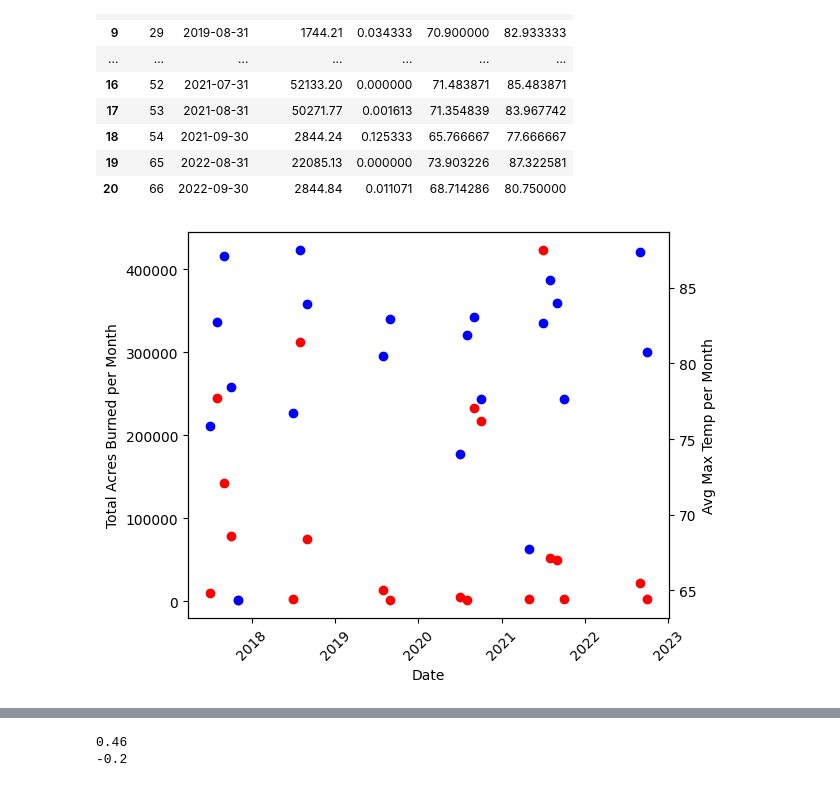
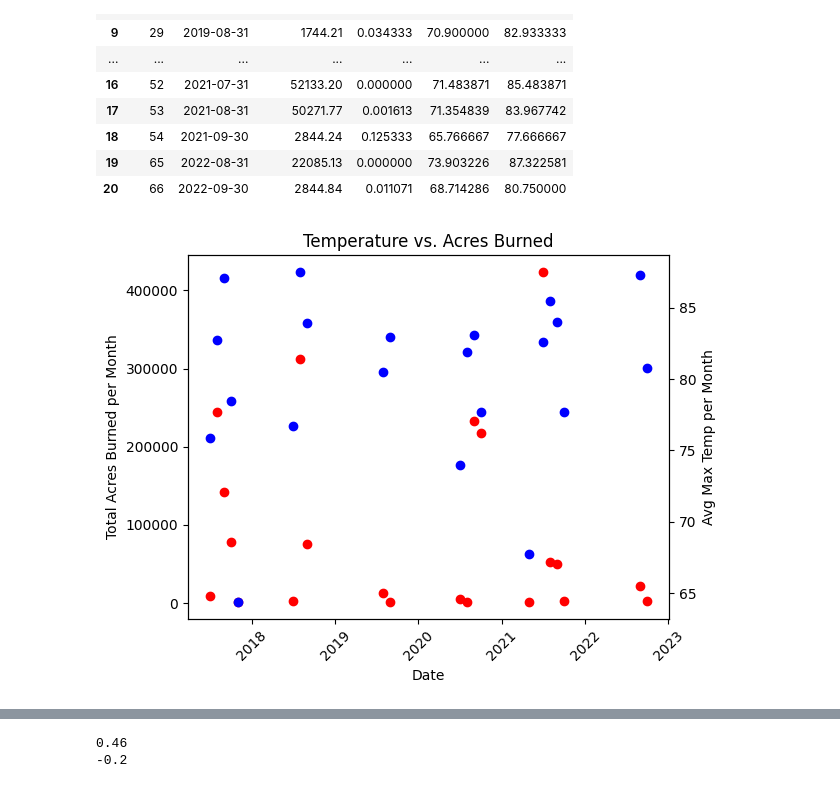
Before and after one commit to ctetreault13/Project-1-Oregon-Fire-and-wheel, a Jupyter notebook: Project_1_Oregon_Fires.ipynb, the cells around one changed output, grey strips where cells are left out. Drawn from its saved outputs; the diff is of its cells as text; code cells hidden in the pictures.

```diff
--- a/Project_1_Oregon_Fires.ipynb
+++ b/Project_1_Oregon_Fires.ipynb
@@ -273,28 +273,30 @@ large_fires
 # %%
 #plt.scatter(weather_fire_grouped["DATE"], weather_fire_grouped["TAVG"])
 #plt.scatter(weather_fire_grouped["DATE"], weather_fire_grouped["EstTotalAcres"])
 #plt.xticks(rotation=45)
 
 fig, ax = plt.subplots()
 ax2 = ax.twinx()
 
 ax.scatter(large_fires["DATE"], large_fires["EstTotalAcres"], color = "r")
 ax2.scatter(large_fires["DATE"], large_fires["TMAX"], color = "b") #https://www.geeksforgeeks.org/how-to-add-a-y-axis-label-to-the-secondary-y-axis-in-matplotlib/, secondary axis
 
 #ax.set_xticklabels(ax.get_xticks(), rotation=45) # https://www.geeksforgeeks.org/how-to-rotate-x-axis-tick-label-text-in-matplotlib/,
 ax.tick_params(axis="x", labelrotation=45)
 
 ax.set_xlabel("Date")
 ax.set_ylabel("Total Acres Burned per Month")
 ax2.set_ylabel("Avg Max Temp per Month")
 
+plt.title("Temperature vs. Acres Burned")
+
 plt.tight_layout()
 
 plt.savefig("Adam/graph_images/fig1.png")
 
 plt.show()
 # %% [output]
-[figure, old version]
+[figure, new version]
 # %%
 plt.plot(weather_fire_monthly["DATE"], weather_fire_monthly["TMAX"])
 
```
Also changed, not shown: parts of 3 cells of this notebook, 4 other files.
